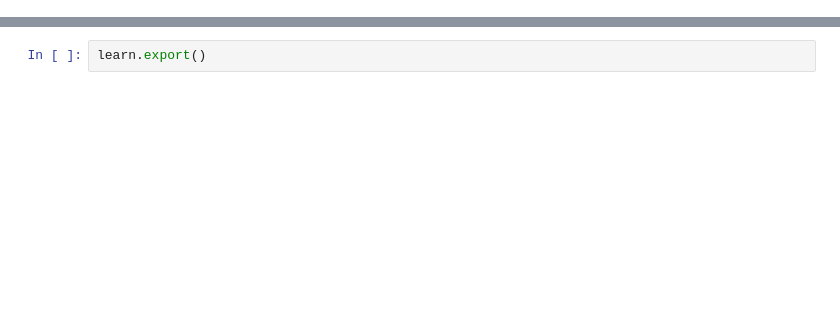
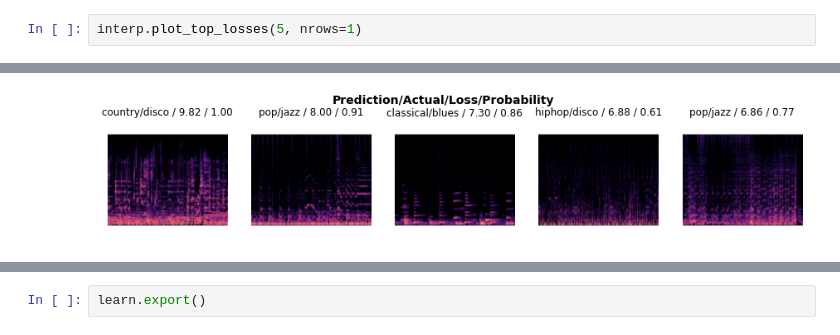
Before and after one commit to paolocosenza/genre-classification, a Jupyter notebook: genre_classification_model.ipynb, the cells around one changed output, grey strips where cells are left out. Saved outputs shown, nothing was run; the diff lists cells and outputs as text; blank space fills up the shorter version.

```diff
--- a/genre_classification_model.ipynb
+++ b/genre_classification_model.ipynb
@@ -74,0 +55,3 @@ interp.plot_confusion_matrix()
+# %%
+interp.plot_top_losses(5, nrows=1)
+# %% [output]
@@ -74,0 +59 @@ interp.plot_confusion_matrix()
+[figure, added]
```
Also changed, not shown: parts of 12 cells of this notebook.
